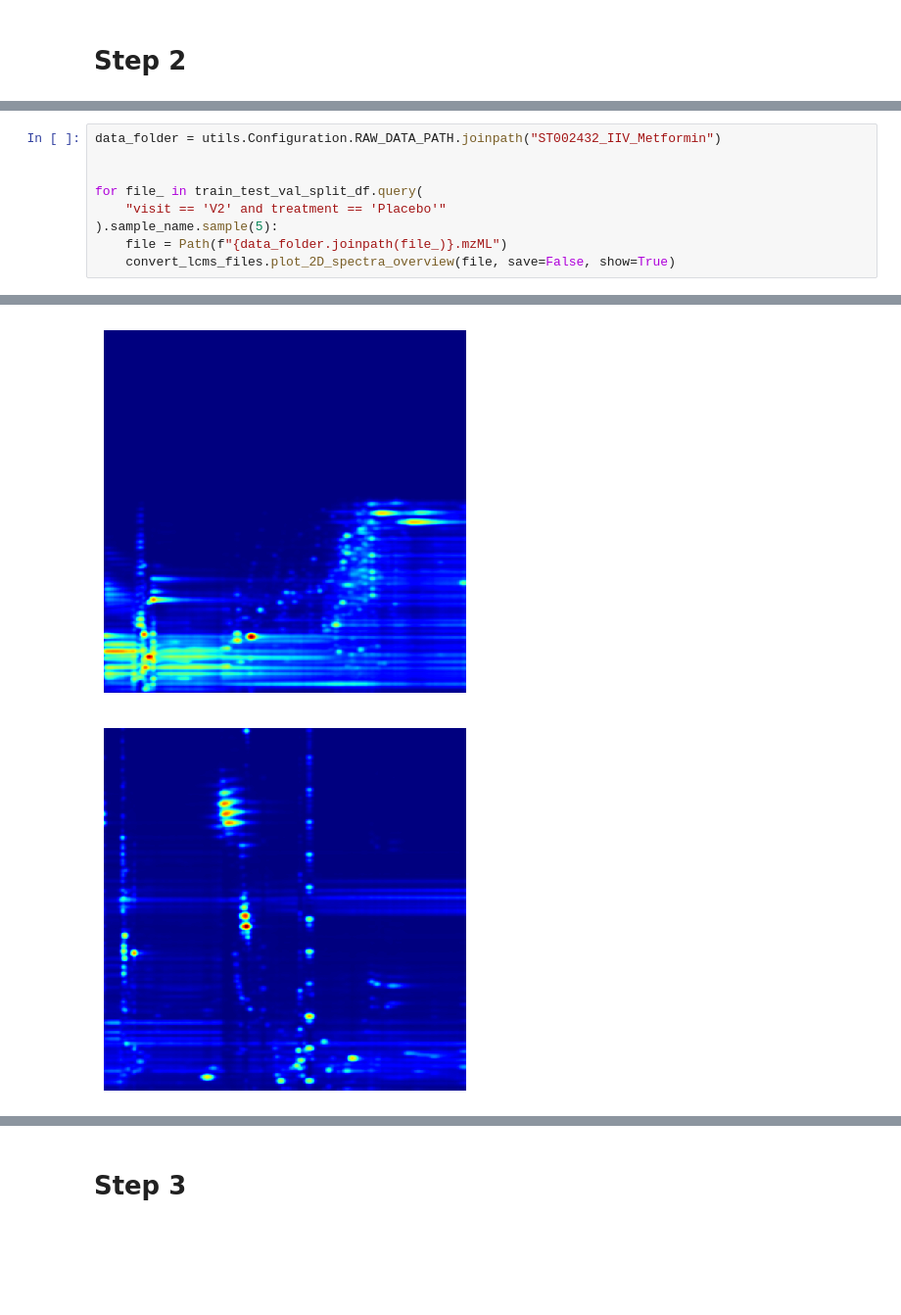
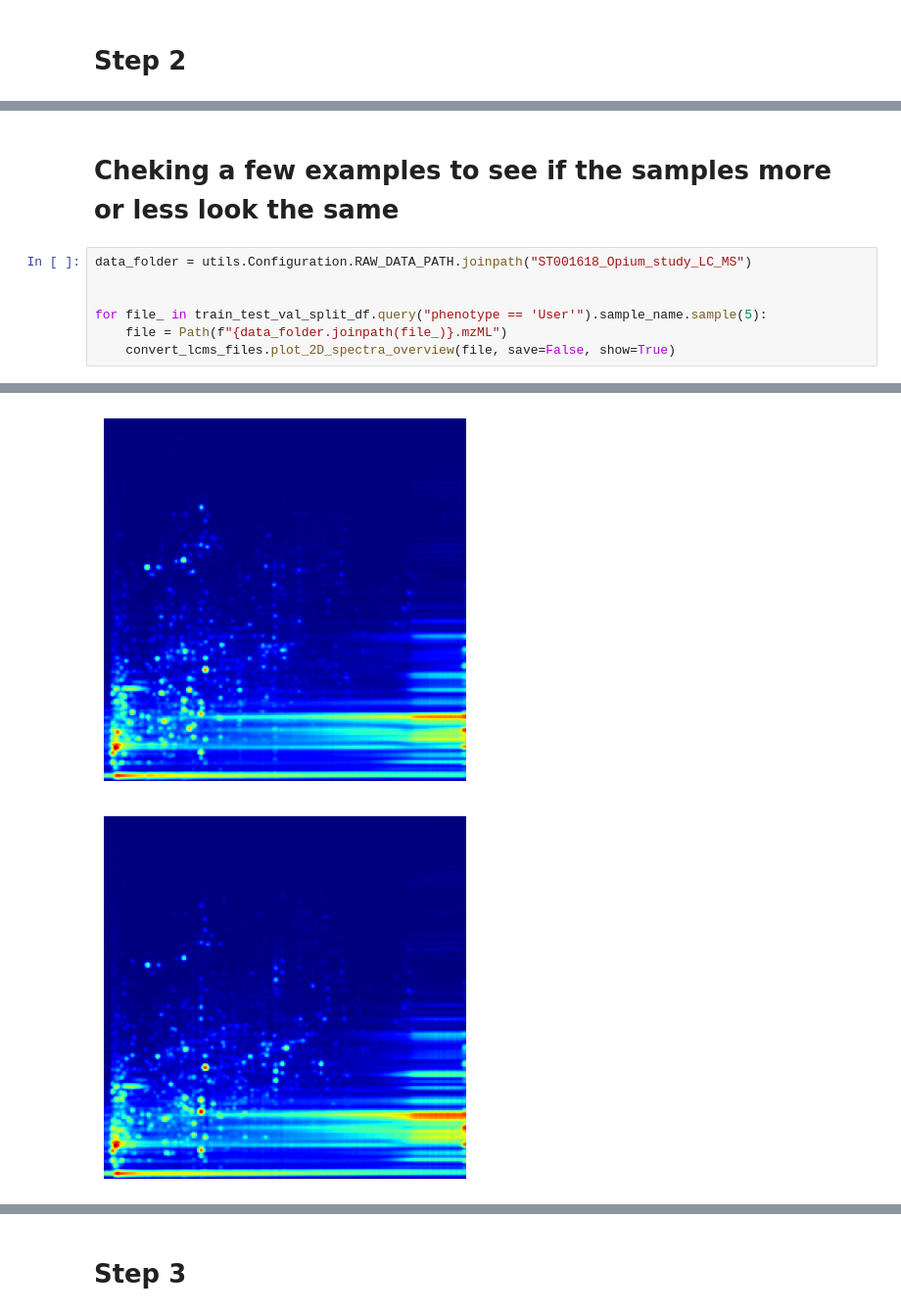
Before and after one commit to adamcseresznye/DeepLCMS, a Jupyter notebook: notebooks/NB2_ACS_Convert_mzML_to_images_pipeline.ipynb, the cells around one changed output, grey strips where cells are left out. Shown at 98% size. Cells and saved outputs as stored; diff of their text form; blank space fills up the shorter version.

```diff
--- a/notebooks/NB2_ACS_Convert_mzML_to_images_pipeline.ipynb
+++ b/notebooks/NB2_ACS_Convert_mzML_to_images_pipeline.ipynb
@@ -65,10 +77,10 @@ train_test_val_split_df
+# %% [markdown]
+# Cheking a few examples to see if the samples more or less look the same
 # %%
-data_folder = utils.Configuration.RAW_DATA_PATH.joinpath("ST002432_IIV_Metformin")
+data_folder = utils.Configuration.RAW_DATA_PATH.joinpath("ST001618_Opium_study_LC_MS")
 
 
-for file_ in train_test_val_split_df.query(
-    "visit == 'V2' and treatment == 'Placebo'"
-).sample_name.sample(5):
+for file_ in train_test_val_split_df.query("phenotype == 'User'").sample_name.sample(5):
     file = Path(f"{data_folder.joinpath(file_)}.mzML")
     convert_lcms_files.plot_2D_spectra_overview(file, save=False, show=True)
 # %% [output]
@@ -78,2 +90,2 @@ for file_ in train_test_val_split_df.query(
-[figure, old version]
+[figure, new version]
-[figure, old version]
+[figure, new version]
```
Also changed, not shown: parts of 8 cells of this notebook, 2 other files.
